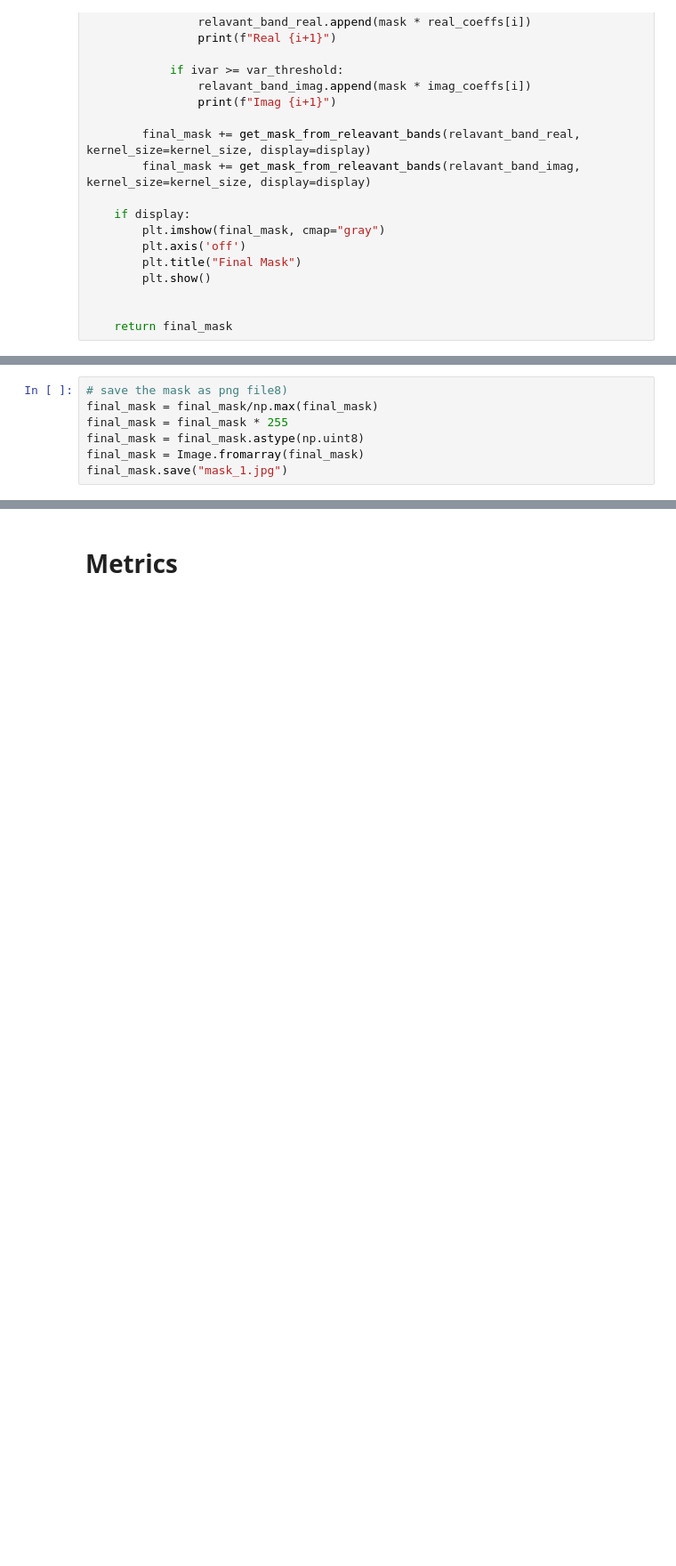
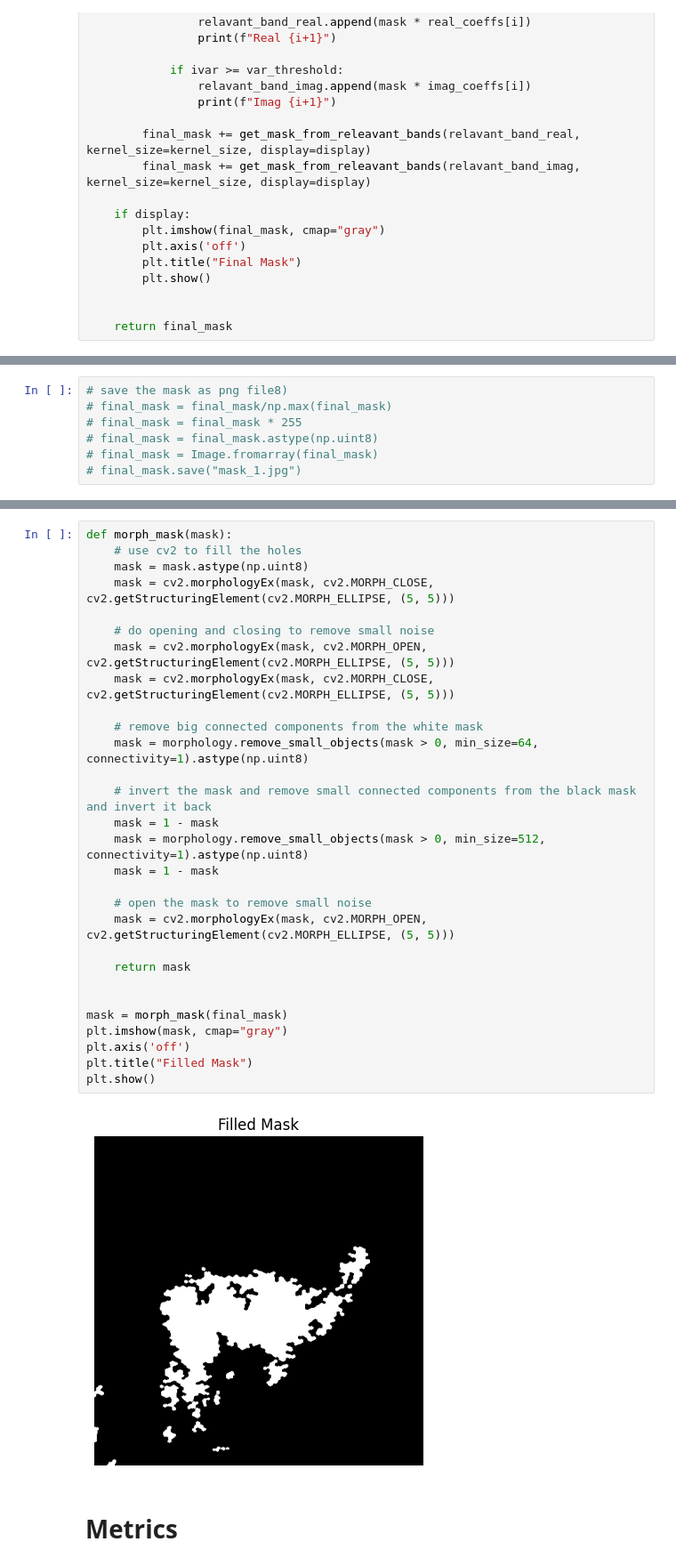
Before and after one commit to GSNikhil/inpainting-detection, a Jupyter notebook: code.ipynb, the cells around one changed output, grey strips where cells are left out. Shown at 89% size. Saved outputs shown, nothing was run; the diff lists cells and outputs as text; blank space fills up the shorter version.

```diff
--- a/code.ipynb
+++ b/code.ipynb
@@ -630,10 +637,10 @@ Final Mask Shape:  <PIL.Image.Image image mode=L size=513x513 at 0x...>
 # %%
 # save the mask as png file8)
-final_mask = final_mask/np.max(final_mask)
-final_mask = final_mask * 255
-final_mask = final_mask.astype(np.uint8)
-final_mask = Image.fromarray(final_mask)
-final_mask.save("mask_1.jpg")
+# final_mask = final_mask/np.max(final_mask)
+# final_mask = final_mask * 255
+# final_mask = final_mask.astype(np.uint8)
+# final_mask = Image.fromarray(final_mask)
+# final_mask.save("mask_1.jpg")
 # %%
 print(final_mask)
 # %% [output]
@@ -641,3 +654,34 @@ print(final_mask)
+# %%
+def morph_mask(mask):
+    # use cv2 to fill the holes
+    mask = mask.astype(np.uint8)
+    mask = cv2.morphologyEx(mask, cv2.MORPH_CLOSE, cv2.getStructuringElement(cv2.MORPH_ELLIPSE, (5, 5)))
+
+    # do opening and closing to remove small noise
+    mask = cv2.morphologyEx(mask, cv2.MORPH_OPEN, cv2.getStructuringElement(cv2.MORPH_ELLIPSE, (5, 5)))
+    mask = cv2.morphologyEx(mask, cv2.MORPH_CLOSE, cv2.getStructuringElement(cv2.MORPH_ELLIPSE, (5, 5)))
+
+    # remove big connected components from the white mask
+    mask = morphology.remove_small_objects(mask > 0, min_size=64, connectivity=1).astype(np.uint8)
+
+    # invert the mask and remove small connected components from the black mask and invert it back
+    mask = 1 - mask
+    mask = morphology.remove_small_objects(mask > 0, min_size=512, connectivity=1).astype(np.uint8)
+    mask = 1 - mask
+
+    # open the mask to remove small noise
+    mask = cv2.morphologyEx(mask, cv2.MORPH_OPEN, cv2.getStructuringElement(cv2.MORPH_ELLIPSE, (5, 5)))
+
+    return mask
+
+
+mask = morph_mask(final_mask)
+plt.imshow(mask, cmap="gray")
+plt.axis('off')
+plt.title("Filled Mask")
+plt.show()
+# %% [output]
+[figure, added]
 # %% [markdown]
 # Metrics
 # %%
```
Also changed, not shown: parts of 6 cells of this notebook.
